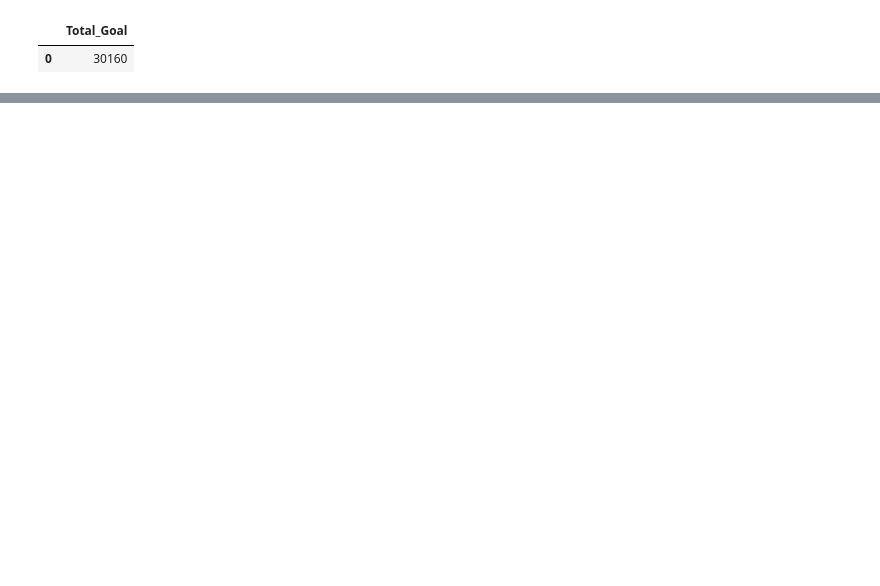
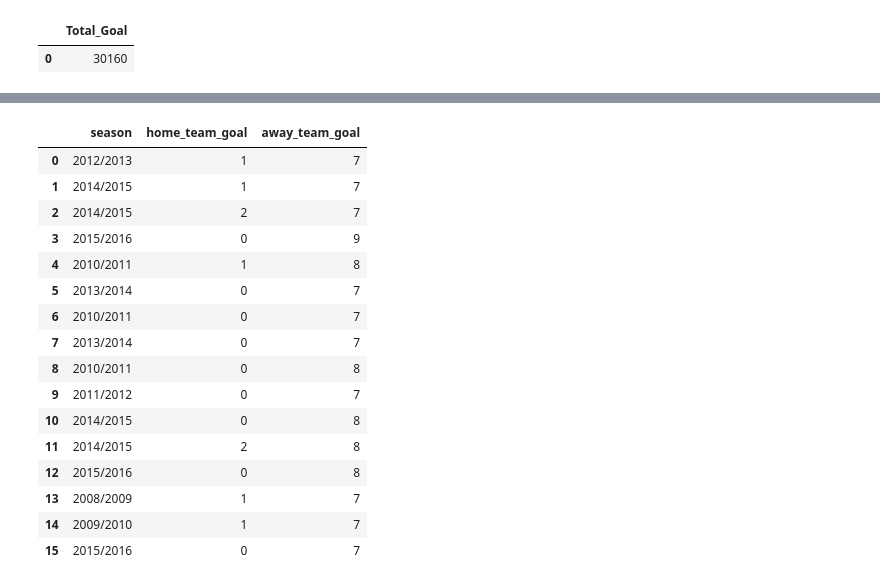
Before and after one commit to Dagnne/TalentoTechDag, a Jupyter notebook: Taller_SQL.ipynb, the cells around one changed output, grey strips where cells are left out. Cells and saved outputs as stored; diff of their text form; code cells hidden in the pictures; blank space fills up the shorter version.

```diff
--- a/Taller_SQL.ipynb
+++ b/Taller_SQL.ipynb
@@ -505,0 +643,25 @@ Total_Goal
+# %%
+query = """ SELECT season, home_team_goal, away_team_goal
+            FROM match
+            WHERE  away_team_goal >= 7;"""
+
+away_team_goals = pd.read_sql(query, conn)
+away_team_goals
+# %% [output]
+|  | season | home_team_goal | away_team_goal |
+| 0 | 2012/2013 | 1 | 7 |
+| 1 | 2014/2015 | 1 | 7 |
+| 2 | 2014/2015 | 2 | 7 |
+| 3 | 2015/2016 | 0 | 9 |
+| 4 | 2010/2011 | 1 | 8 |
+| 5 | 2013/2014 | 0 | 7 |
+| 6 | 2010/2011 | 0 | 7 |
+| 7 | 2013/2014 | 0 | 7 |
+| 8 | 2010/2011 | 0 | 8 |
+| 9 | 2011/2012 | 0 | 7 |
+| 10 | 2014/2015 | 0 | 8 |
+| 11 | 2014/2015 | 2 | 8 |
+| 12 | 2015/2016 | 0 | 8 |
+| 13 | 2008/2009 | 1 | 7 |
+| 14 | 2009/2010 | 1 | 7 |
+| 15 | 2015/2016 | 0 | 7 |
```
Also changed, not shown: parts of 15 cells of this notebook.
